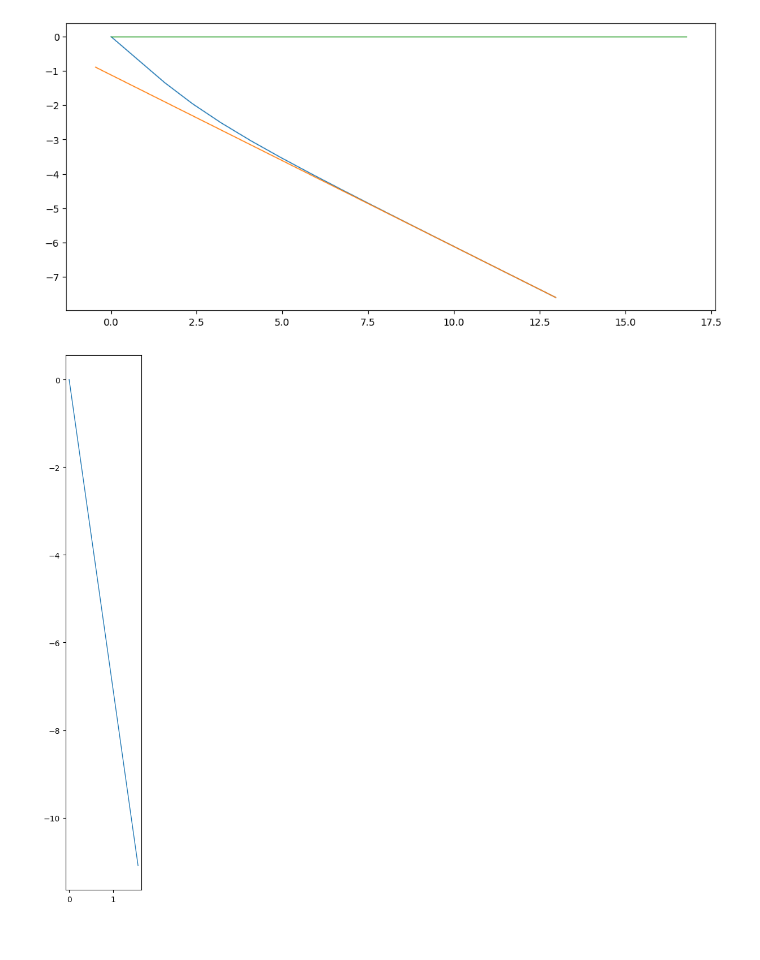
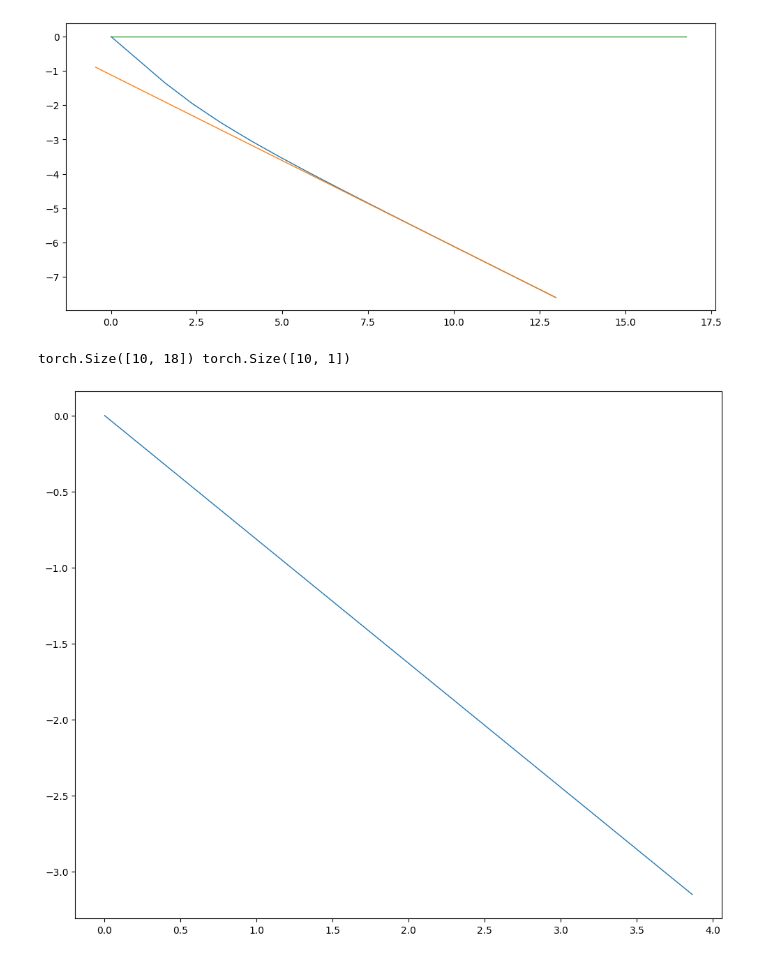
Before and after one commit to d4l3k/torchdrive, a Jupyter notebook: notebooks/compute_dream_pos.ipynb, the cells around one changed output. Saved outputs shown, nothing was run; the diff lists cells and outputs as text; code cells hidden in the pictures.

Commit message:
diff_traj: random_traj fixes

```diff
--- a/notebooks/compute_dream_pos.ipynb
+++ b/notebooks/compute_dream_pos.ipynb
@@ -42,22 +42,17 @@ plt.gca().set_aspect("equal")
 # %% [output]
 [figure]
 # %%
-import math
+%autoreload 2
+from torchdrive.tasks.diff_traj import random_traj
 
-def random_traj(BS = 1, device = "cpu", vel = 1):
-    # scale from 0.5 to 1.5
-    speed = (torch.rand(BS, device=device) + 0.5) * vel
+BS = 10
+vel = torch.ones(BS, 1)
+traj = random_traj(BS=BS, seq_len=seq_len, device="cpu", vel=vel)
 
-    angle = torch.rand(BS, device=device)* math.pi
-    x = torch.sin(angle) * torch.arange(seq_len, device=device) / 2 * speed
-    y = torch.cos(angle) * torch.arange(seq_len, device=device) / 2 * speed
-
-    traj = torch.stack([x, y], dim=-1)
-    return traj
-
-traj = random_traj()
+traj = traj[0]
 
 plt.plot(traj[..., 0], traj[..., 1], label="a")
 plt.gca().set_aspect("equal")
 # %% [output]
+torch.Size([10, 18]) torch.Size([10, 1])
-[figure, old version]
+[figure, new version]
```
Also changed, not shown: 2 other files.
